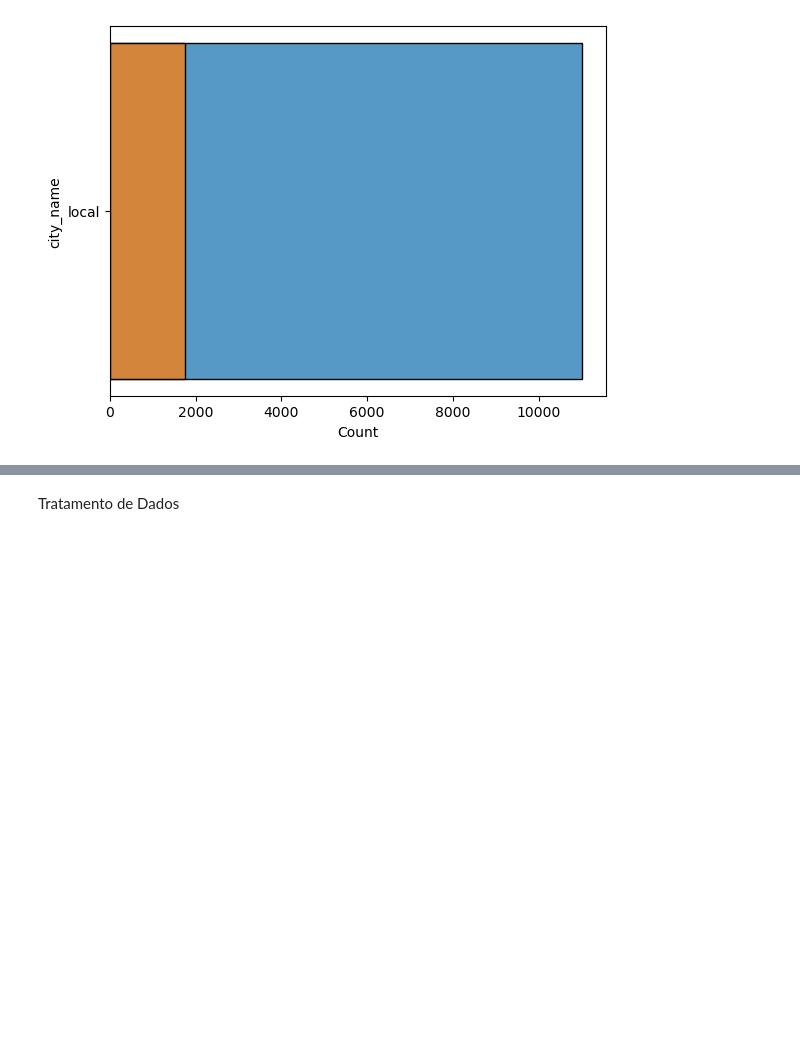
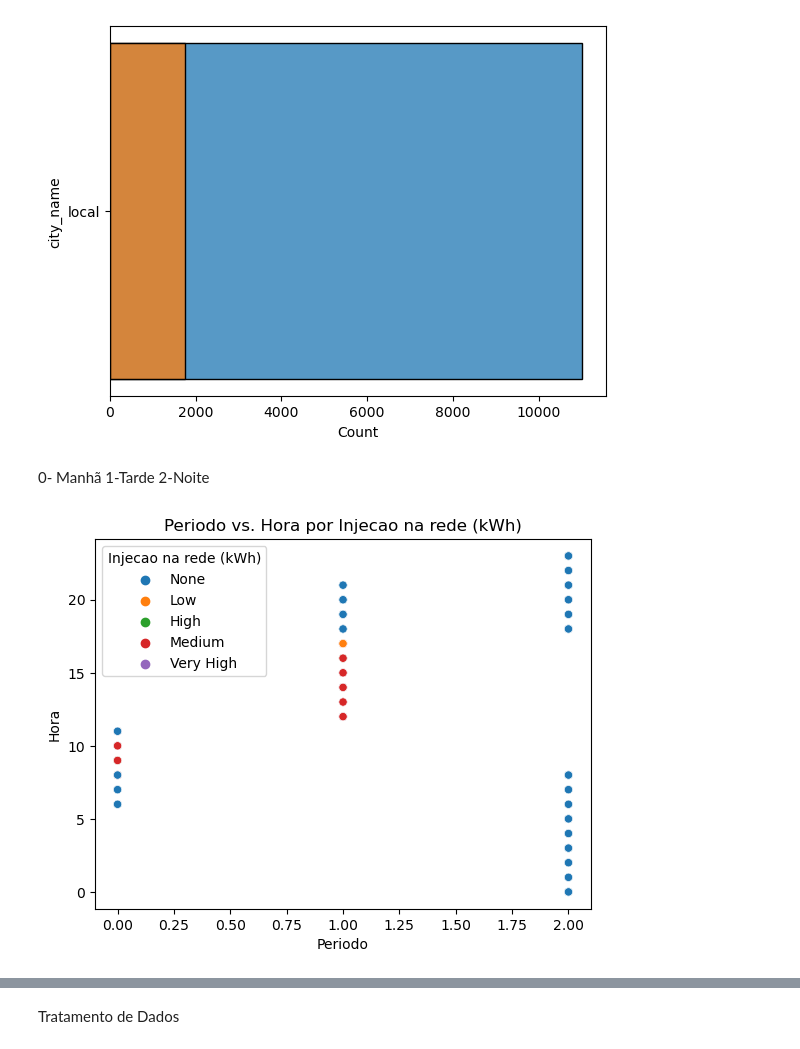
Before and after one commit to simaobarroso/tp-daa, a Jupyter notebook: competicao/comp.ipynb, the cells around one changed output, grey strips where cells are left out. Drawn from its saved outputs; the diff is of its cells as text; code cells hidden in the pictures; blank space fills up the shorter version.

```diff
--- a/competicao/comp.ipynb
+++ b/competicao/comp.ipynb
@@ -275,3 +287,15 @@ sns.histplot(df_2023["city_name"],y=df_2023["city_name"])
 # %% [output]
 <Axes: xlabel='Count', ylabel='city_name'>
 [figure]
+# %% [markdown]
+0- Manhã
+1-Tarde
+2-Noite
+# %%
+sns.scatterplot(x='Periodo', y='Hora', hue='Injecao na rede (kWh)', data=df_train)
+plt.title('Periodo vs. Hora por Injecao na rede (kWh)')
+plt.xlabel('Periodo')
+plt.ylabel('Hora')
+plt.show()
+# %% [output]
+[figure, added]
```
Also changed, not shown: parts of 12 cells of this notebook, 1 other file.
